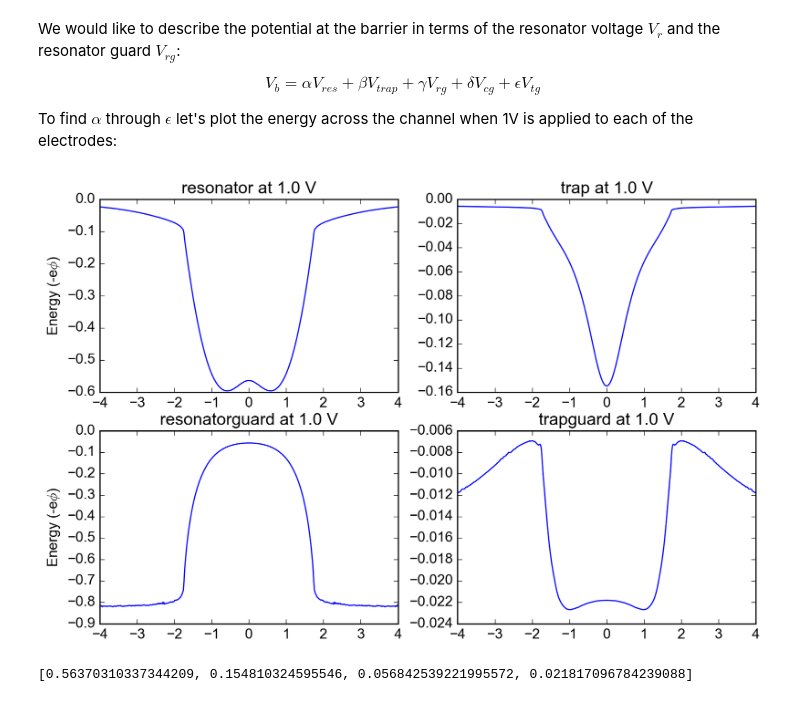
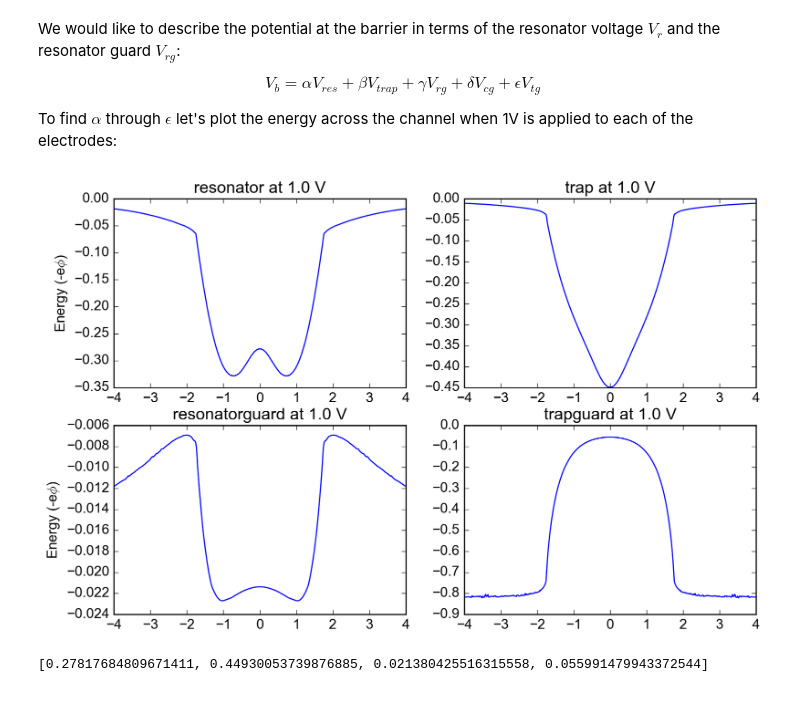
Before and after one commit to gkoolstra/ipython-notebooks, a Jupyter notebook: 20170222 - Separate Electrode Contributions for M018V5.ipynb, the cells around one changed output. Saved outputs shown, nothing was run; the diff lists cells and outputs as text; code cells hidden in the pictures.

Commit message:
Working on 2D plot for march meeting

```diff
--- a/20170222 - Separate Electrode Contributions for M018V5.ipynb
+++ b/20170222 - Separate Electrode Contributions for M018V5.ipynb
@@ -62,33 +64,33 @@ $$ V_b = \alpha V_{res} + \beta V_{trap} + \gamma V_{rg} + \delta V_{cg} + \epsi
 
 To find $\alpha$ through $\epsilon$ let's plot the energy across the channel when 1V is applied to each of the electrodes:
 # %%
-xoi = 1.50
+xoi = -1.50
 xoi_idx = common.find_nearest(xeval, xoi)
 ctr_idx = common.find_nearest(y_eval[:,0], 0)
 
 names = ['alpha', 'beta', 'gamma', 'delta']
 voltage_coefficients = list()
 
 fig = plt.figure(figsize=(10.,10.))
 
 for i in range(4):
     plt.subplot("32%d"%(i+1))
     plt.plot(y_eval[:,0]*1E6, -output[i]['V'][xoi_idx, :])
     if not i%2:
         plt.ylabel("Energy (-e$\phi$)")
     #if i in [4,5]:
     #    plt.xlabel("x ($\mu$m)")
     plt.title("%s at 1.0 V"%output[i]['name'])
 
 #    print("%s = %.3f"%(names[i], output[i]['V'][xoi_idx,ctr_idx]))
 
     voltage_coefficients.append(output[i]['V'][xoi_idx, ctr_idx])
 
 #if save:
 #    common.save_figure(fig, save_path=save_path)
 # %% [output]
-[figure, old version]
+[figure, new version]
 # %%
 print(voltage_coefficients)
 # %% [output]
-[0.56370310337344209, 0.154810324595546, 0.056842539221995572, 0.021817096784239088]
+[0.27817684809671411, 0.44930053739876885, 0.021380425516315558, 0.055991479943372544]
```
Also changed, not shown: parts of 1 cell of this notebook, 3 other files.
